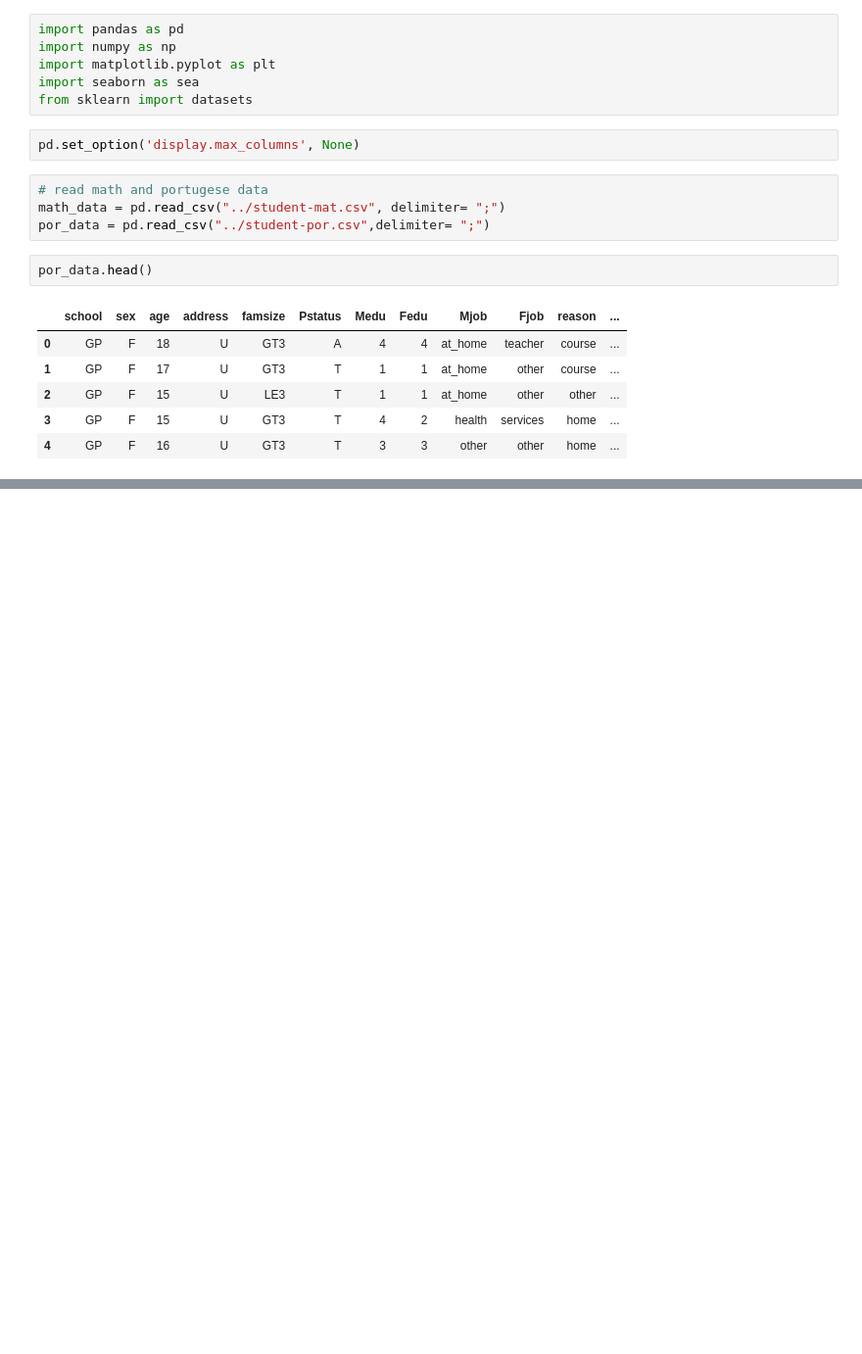
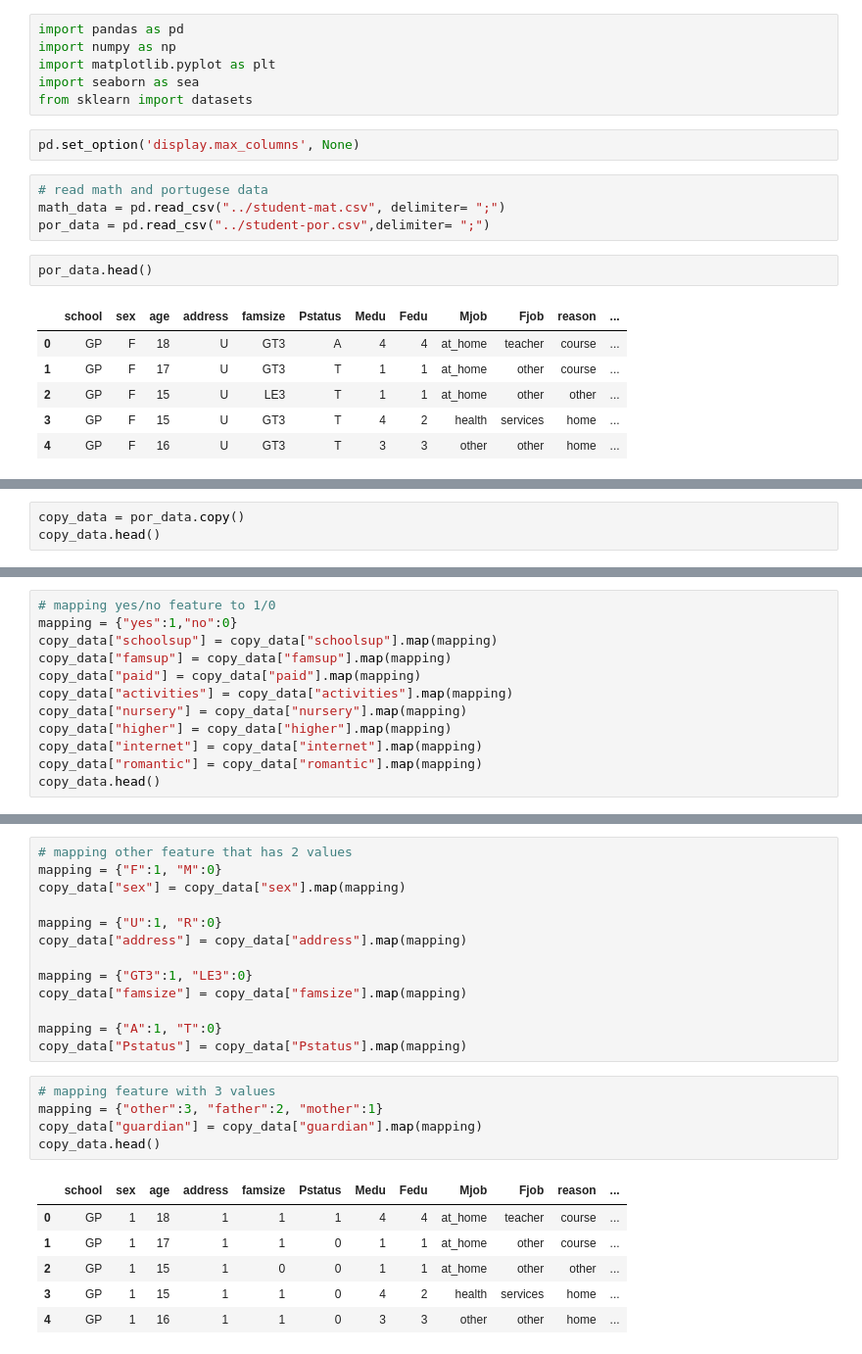
Before and after one commit to erwinleonardy/machine-learning, a Jupyter notebook: student/bayu/bayu-student-portugese.ipynb, the cells around one changed output, grey strips where cells are left out. Shown: that part at 98% size. Saved outputs shown, nothing was run; the diff lists cells and outputs as text; blank space fills up the shorter version.

```diff
--- a/student/bayu/bayu-student-portugese.ipynb
+++ b/student/bayu/bayu-student-portugese.ipynb
@@ -118,0 +119,3 @@ plt.show()
+# %%
+copy_data = por_data.copy()
+copy_data.head()
@@ -118,0 +129,12 @@ plt.show()
+# %%
+# mapping yes/no feature to 1/0
+mapping = {"yes":1,"no":0}
+copy_data["schoolsup"] = copy_data["schoolsup"].map(mapping)
+copy_data["famsup"] = copy_data["famsup"].map(mapping)
+copy_data["paid"] = copy_data["paid"].map(mapping)
+copy_data["activities"] = copy_data["activities"].map(mapping)
+copy_data["nursery"] = copy_data["nursery"].map(mapping)
+copy_data["higher"] = copy_data["higher"].map(mapping)
+copy_data["internet"] = copy_data["internet"].map(mapping)
+copy_data["romantic"] = copy_data["romantic"].map(mapping)
+copy_data.head()
@@ -118,0 +148,25 @@ plt.show()
+# %%
+# mapping other feature that has 2 values
+mapping = {"F":1, "M":0}
+copy_data["sex"] = copy_data["sex"].map(mapping)
+
+mapping = {"U":1, "R":0}
+copy_data["address"] = copy_data["address"].map(mapping)
+
+mapping = {"GT3":1, "LE3":0}
+copy_data["famsize"] = copy_data["famsize"].map(mapping)
+
+mapping = {"A":1, "T":0}
+copy_data["Pstatus"] = copy_data["Pstatus"].map(mapping)
+# %%
+# mapping feature with 3 values
+mapping = {"other":3, "father":2, "mother":1}
+copy_data["guardian"] = copy_data["guardian"].map(mapping)
+copy_data.head()
+# %% [output]
+|  | school | sex | age | address | famsize | Pstatus | Medu | Fedu | Mjob | Fjob | reason | ... |
+| 0 | GP | 1 | 18 | 1 | 1 | 1 | 4 | 4 | at_home | teacher | course | ... |
+| 1 | GP | 1 | 17 | 1 | 1 | 0 | 1 | 1 | at_home | other | course | ... |
+| 2 | GP | 1 | 15 | 1 | 0 | 0 | 1 | 1 | at_home | other | other | ... |
+| 3 | GP | 1 | 15 | 1 | 1 | 0 | 4 | 2 | health | services | home | ... |
+| 4 | GP | 1 | 16 | 1 | 1 | 0 | 3 | 3 | other | other | home | ... |
```
Also changed, not shown: parts of 14 cells of this notebook.
